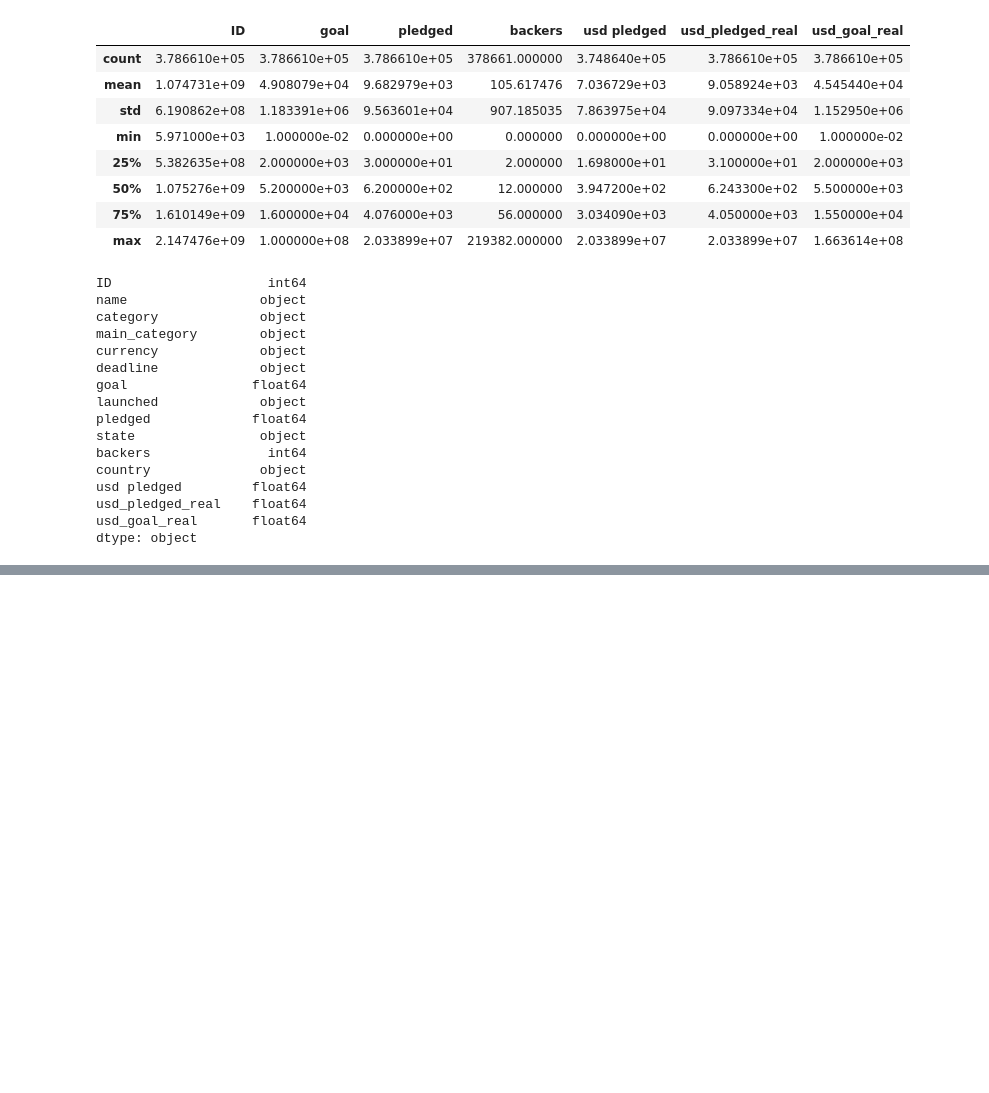
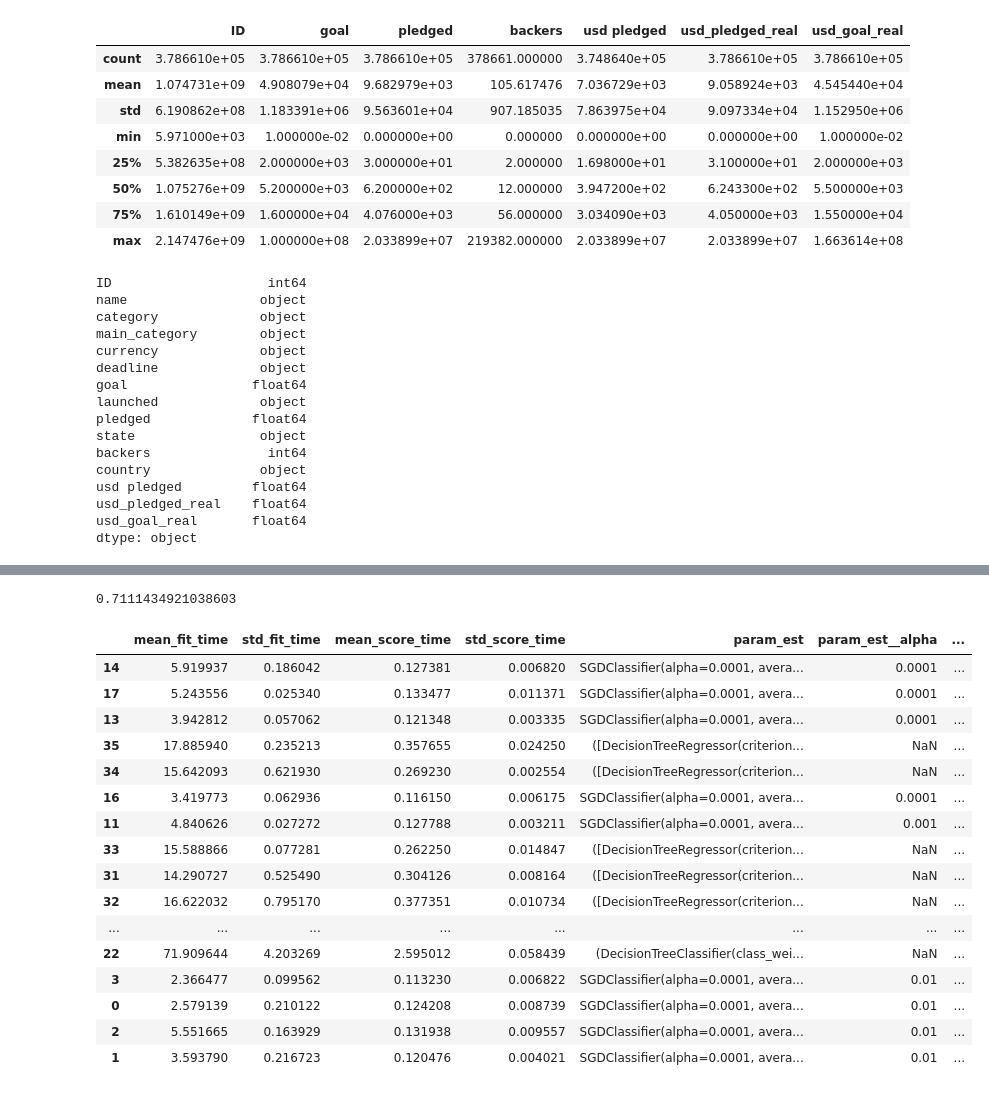
Before and after one commit to ogikei/kaggle-comp, a Jupyter notebook: kickstarter-projects/main.ipynb, the cells around one changed output, grey strips where cells are left out. Saved outputs shown, nothing was run; the diff lists cells and outputs as text; code cells hidden in the pictures; blank space fills up the shorter version.

Commit message:
add tree algorithm

```diff
--- a/kickstarter-projects/main.ipynb
+++ b/kickstarter-projects/main.ipynb
@@ -290,0 +241,6 @@ pd.Series(scores).unstack()
+# %%
+pipeline = Pipeline([('reduct', None),
+                     ('est', None)])
+
+print(X_train.shape)
+print(y_train.shape)
@@ -290,0 +250,27 @@ pd.Series(scores).unstack()
+# %%
+param_grid = [
+    {
+        'reduct': [PCA()],
+        'est': [SGDClassifier(loss='log')],
+        'est__penalty': ['l1', 'l2'],
+        'est__alpha': [0.01, 0.001, 0.0001],
+        'reduct__n_components': [30, 50, 80]
+    },
+    {
+        'reduct': [PCA()],
+        'est': [RandomForestClassifier(n_estimators=100)],
+        'est__max_features': [1, 2, 3],
+        'reduct__n_components': [30, 50, 80]
+    },
+    {
+        'reduct': [PCA()],
+        'est': [GradientBoostingClassifier(n_estimators=100)],
+        'est__max_features': [1, 2, 3],
+        'reduct__n_components': [30, 50, 80]
+    }
+]
+# %%
+gs = GridSearchCV(estimator=pipeline,
+                  param_grid=param_grid,
+                  scoring='roc_auc',
+                  cv=3)
@@ -290,0 +281,2 @@ pd.Series(scores).unstack()
+# %%
+gs.fit(X_train, y_train)
@@ -290,0 +315,24 @@ pd.Series(scores).unstack()
+# %%
+gs.best_score_
+# %% [output]
+0.7111434921038603
+# %%
+pd.DataFrame(gs.cv_results_).sort_values(by=['rank_test_score'], ascending=True)
+# %% [output]
+|  | mean_fit_time | std_fit_time | mean_score_time | std_score_time | param_est | param_est__alpha | ... |
+| 14 | 5.919937 | 0.186042 | 0.127381 | 0.006820 | SGDClassifier(alpha=0.0001, avera... | 0.0001 | ... |
+| 17 | 5.243556 | 0.025340 | 0.133477 | 0.011371 | SGDClassifier(alpha=0.0001, avera... | 0.0001 | ... |
+| 13 | 3.942812 | 0.057062 | 0.121348 | 0.003335 | SGDClassifier(alpha=0.0001, avera... | 0.0001 | ... |
+| 35 | 17.885940 | 0.235213 | 0.357655 | 0.024250 | ([DecisionTreeRegressor(criterion... | NaN | ... |
+| 34 | 15.642093 | 0.621930 | 0.269230 | 0.002554 | ([DecisionTreeRegressor(criterion... | NaN | ... |
+| 16 | 3.419773 | 0.062936 | 0.116150 | 0.006175 | SGDClassifier(alpha=0.0001, avera... | 0.0001 | ... |
+| 11 | 4.840626 | 0.027272 | 0.127788 | 0.003211 | SGDClassifier(alpha=0.0001, avera... | 0.001 | ... |
+| 33 | 15.588866 | 0.077281 | 0.262250 | 0.014847 | ([DecisionTreeRegressor(criterion... | NaN | ... |
+| 31 | 14.290727 | 0.525490 | 0.304126 | 0.008164 | ([DecisionTreeRegressor(criterion... | NaN | ... |
+| 32 | 16.622032 | 0.795170 | 0.377351 | 0.010734 | ([DecisionTreeRegressor(criterion... | NaN | ... |
+| ... | ... | ... | ... | ... | ... | ... | ... |
+| 22 | 71.909644 | 4.203269 | 2.595012 | 0.058439 | (DecisionTreeClassifier(class_wei... | NaN | ... |
+| 3 | 2.366477 | 0.099562 | 0.113230 | 0.006822 | SGDClassifier(alpha=0.0001, avera... | 0.01 | ... |
+| 0 | 2.579139 | 0.210122 | 0.124208 | 0.008739 | SGDClassifier(alpha=0.0001, avera... | 0.01 | ... |
+| 2 | 5.551665 | 0.163929 | 0.131938 | 0.009557 | SGDClassifier(alpha=0.0001, avera... | 0.01 | ... |
+| 1 | 3.593790 | 0.216723 | 0.120476 | 0.004021 | SGDClassifier(alpha=0.0001, avera... | 0.01 | ... |
```
Also changed, not shown: parts of 39 cells of this notebook.
